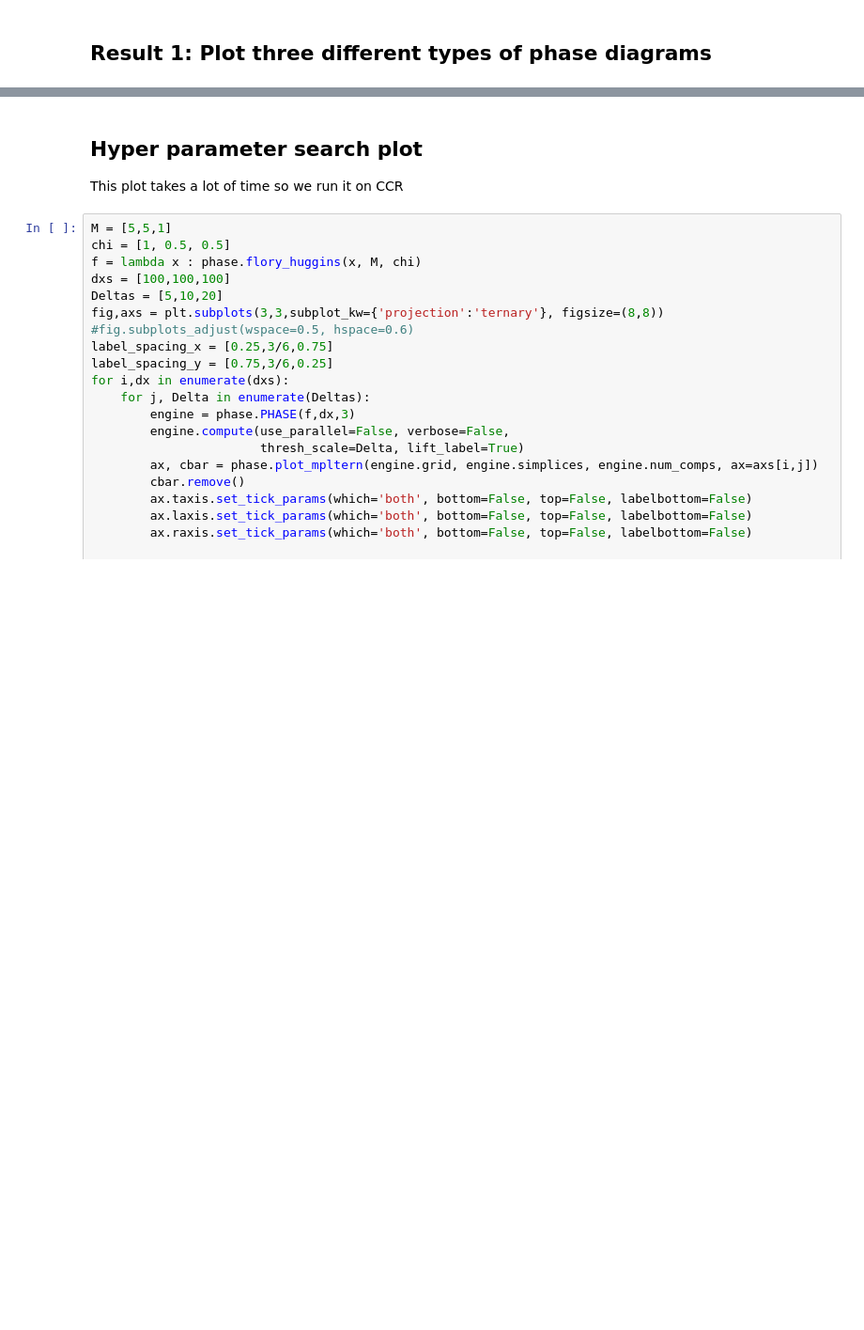
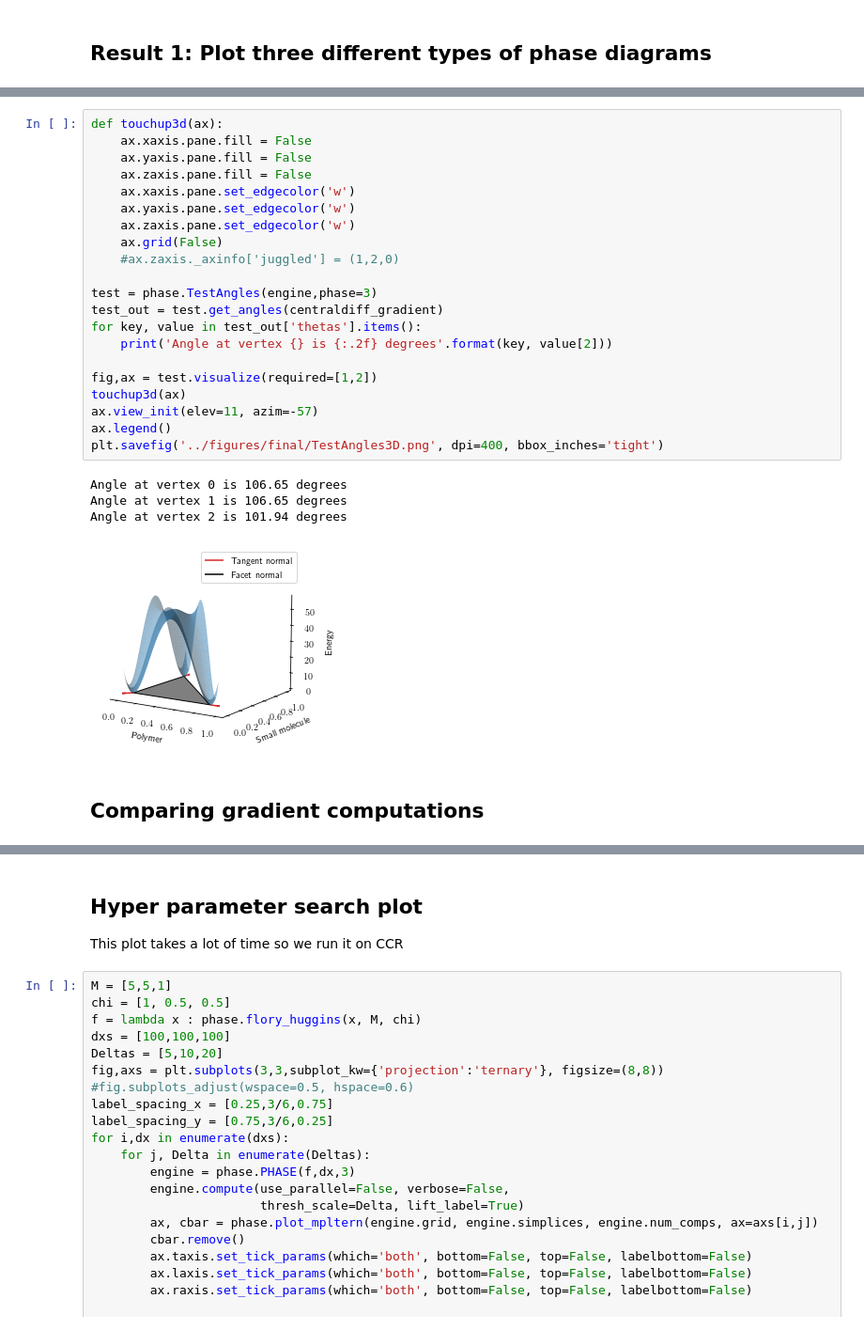
Before and after one commit to kiranvad/polyphase, a Jupyter notebook: notebooks/00-[Final] figures and data.ipynb, the cells around one changed output, grey strips where cells are left out. Shown at 94% size. Drawn from its saved outputs; the diff is of its cells as text; blank space fills up the shorter version.

```diff
--- a/notebooks/00-[Final] figures and data.ipynb
+++ b/notebooks/00-[Final] figures and data.ipynb
@@ -71,0 +186,28 @@ Computation took 0.91s
+# %%
+def touchup3d(ax):
+    ax.xaxis.pane.fill = False
+    ax.yaxis.pane.fill = False
+    ax.zaxis.pane.fill = False
+    ax.xaxis.pane.set_edgecolor('w')
+    ax.yaxis.pane.set_edgecolor('w')
+    ax.zaxis.pane.set_edgecolor('w')
+    ax.grid(False)
+    #ax.zaxis._axinfo['juggled'] = (1,2,0)
+
+test = phase.TestAngles(engine,phase=3)
+test_out = test.get_angles(centraldiff_gradient)
+for key, value in test_out['thetas'].items():
+    print('Angle at vertex {} is {:.2f} degrees'.format(key, value[2]))
+
+fig,ax = test.visualize(required=[1,2])
+touchup3d(ax)
+ax.view_init(elev=11, azim=-57)
+ax.legend()
+plt.savefig('../figures/final/TestAngles3D.png', dpi=400, bbox_inches='tight')
+# %% [output]
+Angle at vertex 0 is 106.65 degrees
+Angle at vertex 1 is 106.65 degrees
+Angle at vertex 2 is 101.94 degrees
+[figure, added]
+# %% [markdown]
+## Comparing gradient computations
```
Also changed, not shown: parts of 18 cells of this notebook, 2 other files.
